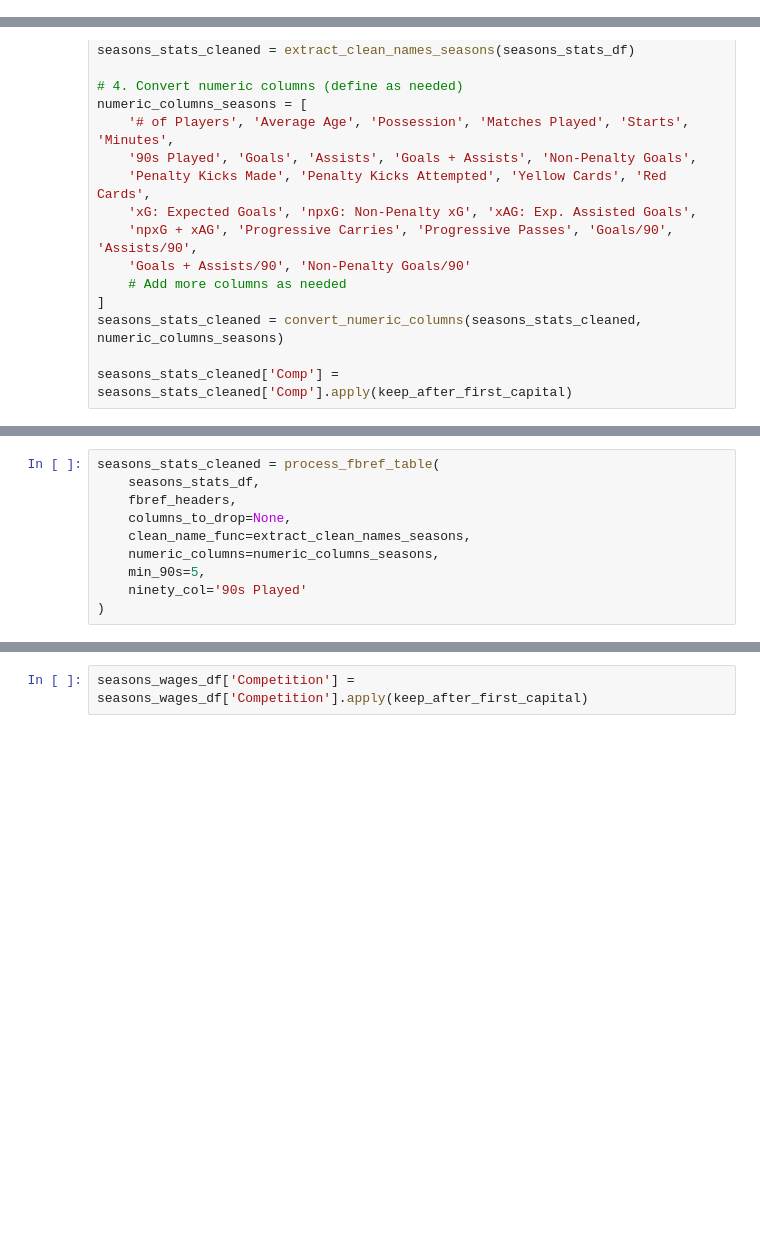
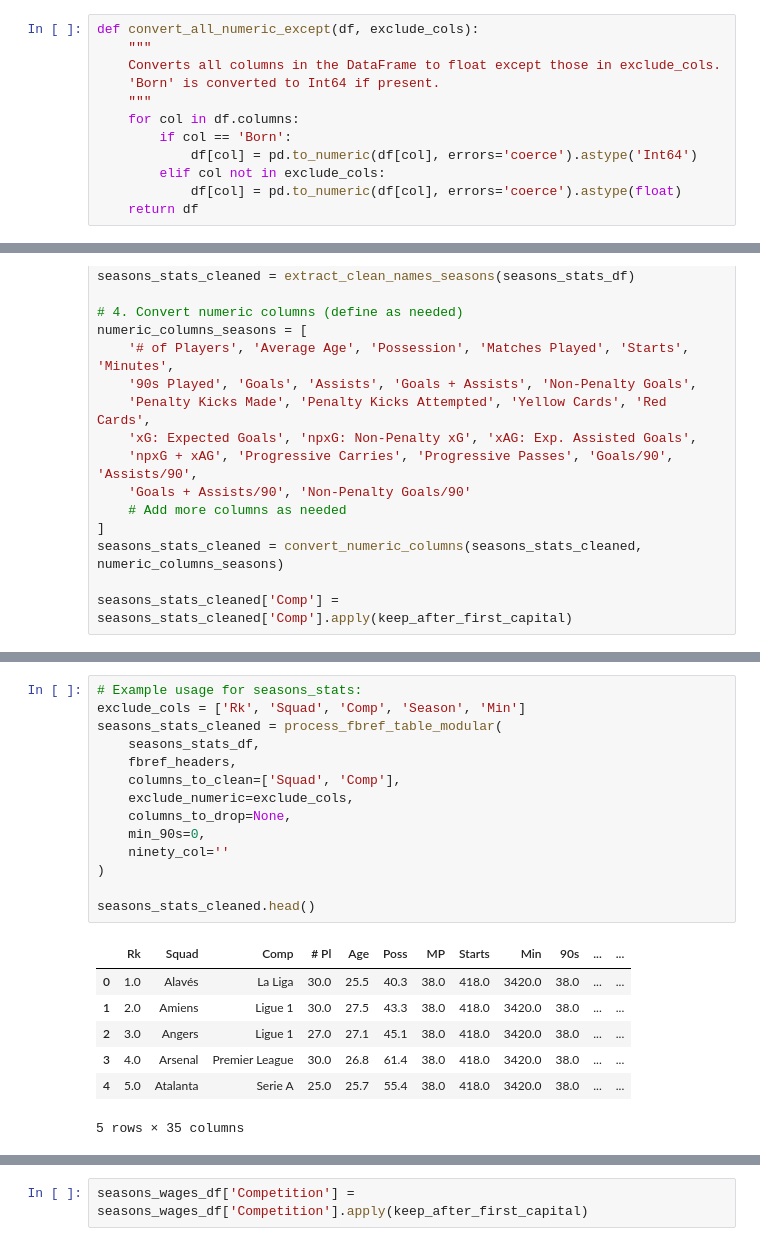
Before and after one commit to M4G1C14N5/scouting-report, a Jupyter notebook: data_cleaning.ipynb, the cells around one changed output, grey strips where cells are left out. Drawn from its saved outputs; the diff is of its cells as text; blank space fills up the shorter version.

```diff
--- a/data_cleaning.ipynb
+++ b/data_cleaning.ipynb
@@ -569,3 +549,15 @@ dtype: object
+# %%
+def convert_all_numeric_except(df, exclude_cols):
+    """
+    Converts all columns in the DataFrame to float except those in exclude_cols.
+    'Born' is converted to Int64 if present.
+    """
+    for col in df.columns:
+        if col == 'Born':
+            df[col] = pd.to_numeric(df[col], errors='coerce').astype('Int64')
+        elif col not in exclude_cols:
+            df[col] = pd.to_numeric(df[col], errors='coerce').astype(float)
+    return df
 # %%
 ### 6️⃣ Function to Process Data (Master Function) ###
 def process_data(file_path, correct_column_idx, numeric_columns):
@@ -870,11 +878,23 @@ def process_fbref_table(
     return df
 # %%
-seasons_stats_cleaned = process_fbref_table(
+# Example usage for seasons_stats:
+exclude_cols = ['Rk', 'Squad', 'Comp', 'Season', 'Min']
+seasons_stats_cleaned = process_fbref_table_modular(
     seasons_stats_df,
     fbref_headers,
+    columns_to_clean=['Squad', 'Comp'],
+    exclude_numeric=exclude_cols,
     columns_to_drop=None,
-    clean_name_func=extract_clean_names_seasons,
-    numeric_columns=numeric_columns_seasons,
-    min_90s=5,
-    ninety_col='90s Played'
+    min_90s=0,
+    ninety_col=''
 )
+
+seasons_stats_cleaned.head()
+# %% [output]
+|  | Rk | Squad | Comp | # Pl | Age | Poss | MP | Starts | Min | 90s | ... | ... |
+| 0 | 1.0 | Alavés | La Liga | 30.0 | 25.5 | 40.3 | 38.0 | 418.0 | 3420.0 | 38.0 | ... | ... |
+| 1 | 2.0 | Amiens | Ligue 1 | 30.0 | 27.5 | 43.3 | 38.0 | 418.0 | 3420.0 | 38.0 | ... | ... |
+| 2 | 3.0 | Angers | Ligue 1 | 27.0 | 27.1 | 45.1 | 38.0 | 418.0 | 3420.0 | 38.0 | ... | ... |
+| 3 | 4.0 | Arsenal | Premier League | 30.0 | 26.8 | 61.4 | 38.0 | 418.0 | 3420.0 | 38.0 | ... | ... |
+| 4 | 5.0 | Atalanta | Serie A | 25.0 | 25.7 | 55.4 | 38.0 | 418.0 | 3420.0 | 38.0 | ... | ... |
+5 rows × 35 columns
```
Also changed, not shown: parts of 28 cells of this notebook.
